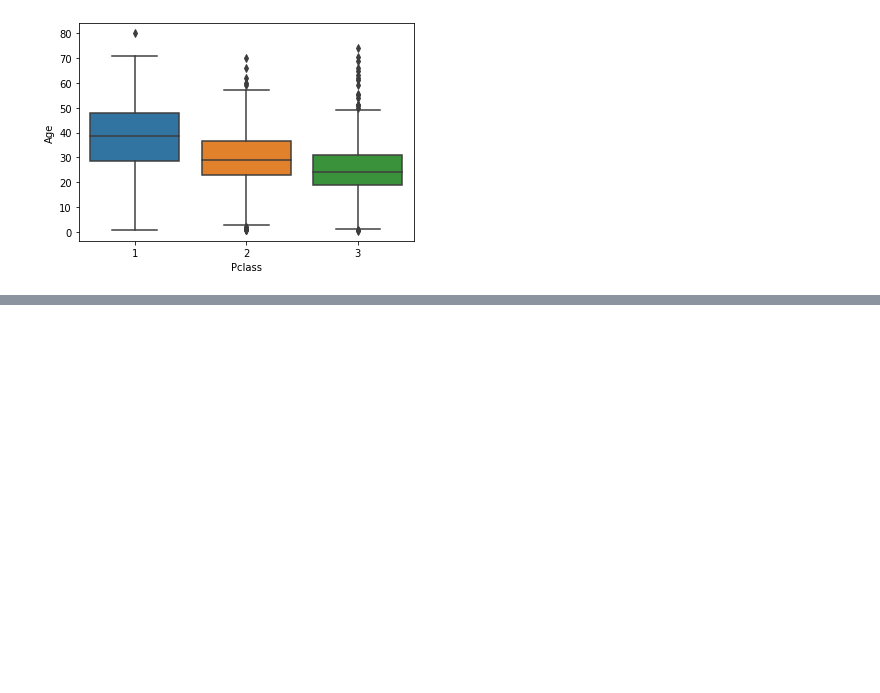
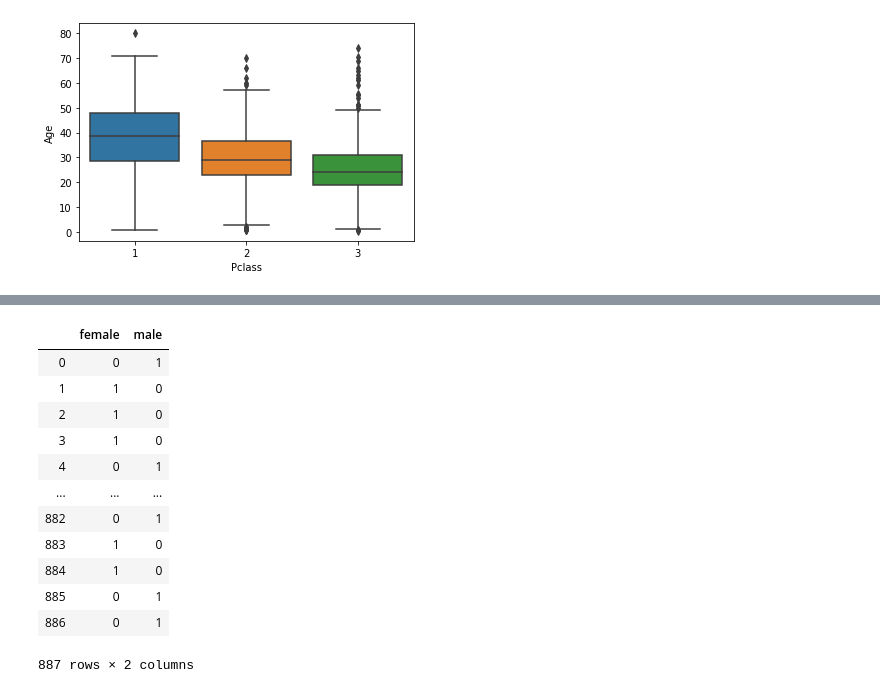
Before and after one commit to Savinda/datasets, a Jupyter notebook: pyTutes/titanic.ipynb, the cells around one changed output, grey strips where cells are left out. Saved outputs shown, nothing was run; the diff lists cells and outputs as text; code cells hidden in the pictures; blank space fills up the shorter version.

```diff
--- a/pyTutes/titanic.ipynb
+++ b/pyTutes/titanic.ipynb
@@ -156,0 +192,20 @@ dataset['Age'] = dataset[['Age', 'Pclass'].apply(impute_age, axis=1)]
+# %%
+# Convert string values to categorical varibles in order to
+# implement logistic regression - convert to dummy varibles
+# Press TAB to get more functions
+# Press Shift + TAB to get more info
+pd.get_dummies(dataset['Sex'])
+# %% [output]
+|  | female | male |
+| 0 | 0 | 1 |
+| 1 | 1 | 0 |
+| 2 | 1 | 0 |
+| 3 | 1 | 0 |
+| 4 | 0 | 1 |
+| ... | ... | ... |
+| 882 | 0 | 1 |
+| 883 | 1 | 0 |
+| 884 | 1 | 0 |
+| 885 | 0 | 1 |
+| 886 | 0 | 1 |
+887 rows × 2 columns
```
Also changed, not shown: parts of 21 cells of this notebook, 1 other file.
